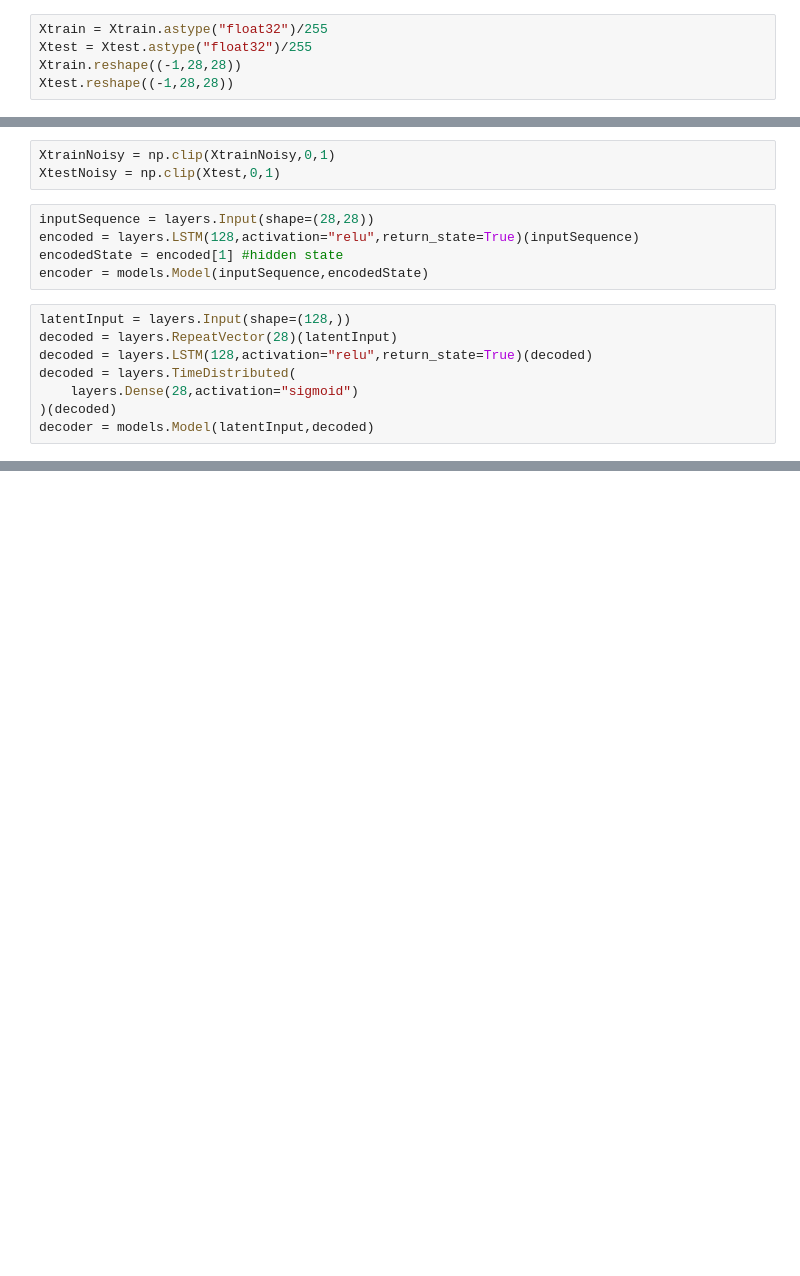
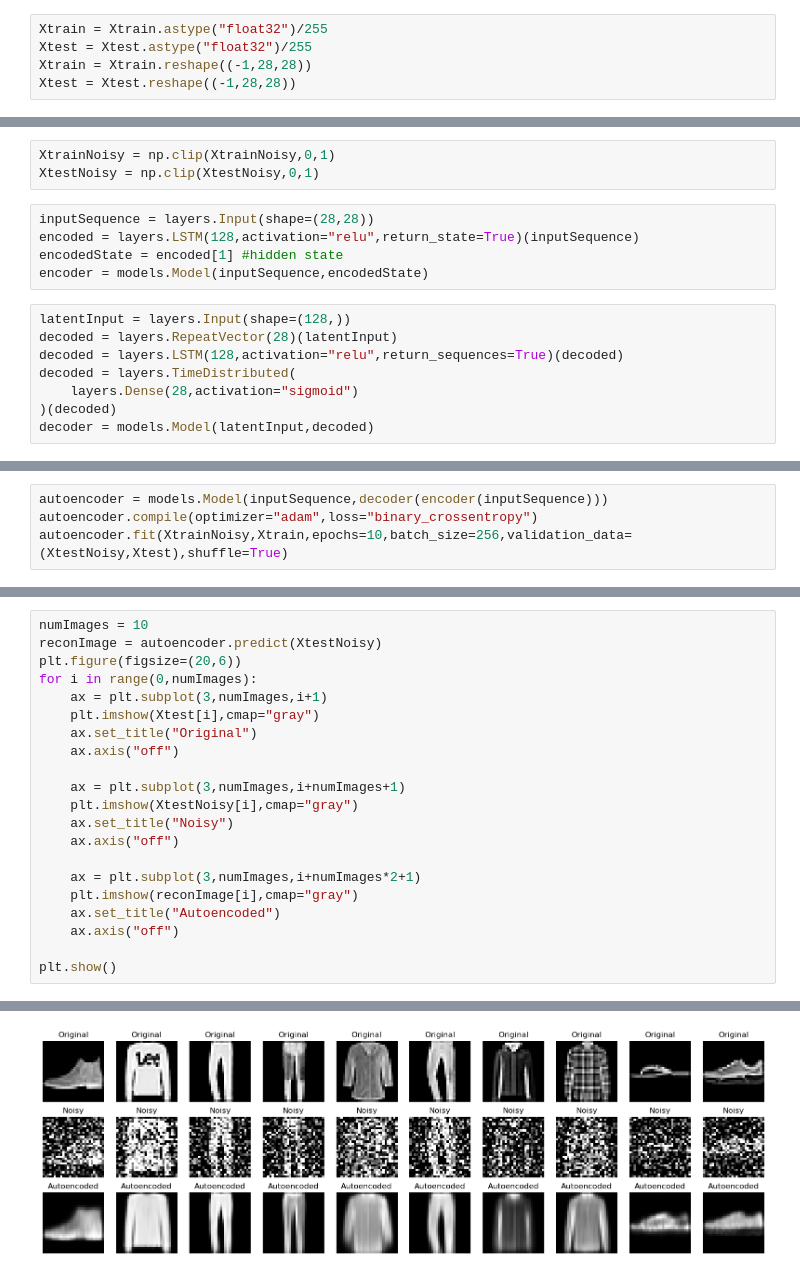
Before and after one commit to Mlee3333/Deep-Learning, a Jupyter notebook: autoencoder.ipynb, the cells around one changed output, grey strips where cells are left out. Drawn from its saved outputs; the diff is of its cells as text; blank space fills up the shorter version.

```diff
--- a/autoencoder.ipynb
+++ b/autoencoder.ipynb
@@ -28,5 +28,5 @@ Downloading data from https://storage.googleapis.com/tensorflow/tf-keras-dataset
 # %%
 Xtrain = Xtrain.astype("float32")/255
 Xtest = Xtest.astype("float32")/255
-Xtrain.reshape((-1,28,28))
-Xtest.reshape((-1,28,28))
+Xtrain = Xtrain.reshape((-1,28,28))
+Xtest = Xtest.reshape((-1,28,28))
@@ -54,7 +36,7 @@ XtrainNoisy = Xtrain + noiseFactor*np.random.normal(0,1,Xtrain.shape)
 XtestNoisy = Xtest + noiseFactor*np.random.normal(0,1,Xtest.shape)
 # %%
 XtrainNoisy = np.clip(XtrainNoisy,0,1)
-XtestNoisy = np.clip(Xtest,0,1)
+XtestNoisy = np.clip(XtestNoisy,0,1)
 # %%
 inputSequence = layers.Input(shape=(28,28))
 encoded = layers.LSTM(128,activation="relu",return_state=True)(inputSequence)
@@ -63,7 +45,7 @@ encoder = models.Model(inputSequence,encodedState)
 # %%
 latentInput = layers.Input(shape=(128,))
 decoded = layers.RepeatVector(28)(latentInput)
-decoded = layers.LSTM(128,activation="relu",return_state=True)(decoded)
+decoded = layers.LSTM(128,activation="relu",return_sequences=True)(decoded)
 decoded = layers.TimeDistributed(
     layers.Dense(28,activation="sigmoid")
 )(decoded)
@@ -72,0 +53,4 @@ ValueError: `TimeDistributed` Layer should be passed an `input_shape ` with at l
+# %%
+autoencoder = models.Model(inputSequence,decoder(encoder(inputSequence)))
+autoencoder.compile(optimizer="adam",loss="binary_crossentropy")
+autoencoder.fit(XtrainNoisy,Xtrain,epochs=10,batch_size=256,validation_data=(XtestNoisy,Xtest),shuffle=True)
@@ -72,0 +79,22 @@ ValueError: `TimeDistributed` Layer should be passed an `input_shape ` with at l
+# %%
+numImages = 10
+reconImage = autoencoder.predict(XtestNoisy)
+plt.figure(figsize=(20,6))
+for i in range(0,numImages):
+    ax = plt.subplot(3,numImages,i+1)
+    plt.imshow(Xtest[i],cmap="gray")
+    ax.set_title("Original")
+    ax.axis("off")
+
+    ax = plt.subplot(3,numImages,i+numImages+1)
+    plt.imshow(XtestNoisy[i],cmap="gray")
+    ax.set_title("Noisy")
+    ax.axis("off")
+
+    ax = plt.subplot(3,numImages,i+numImages*2+1)
+    plt.imshow(reconImage[i],cmap="gray")
+    ax.set_title("Autoencoded")
+    ax.axis("off")
+
+plt.show()
+# %% [output]
@@ -72,0 +102 @@ ValueError: `TimeDistributed` Layer should be passed an `input_shape ` with at l
+[figure, added]
```
Also changed, not shown: parts of 5 cells of this notebook.
